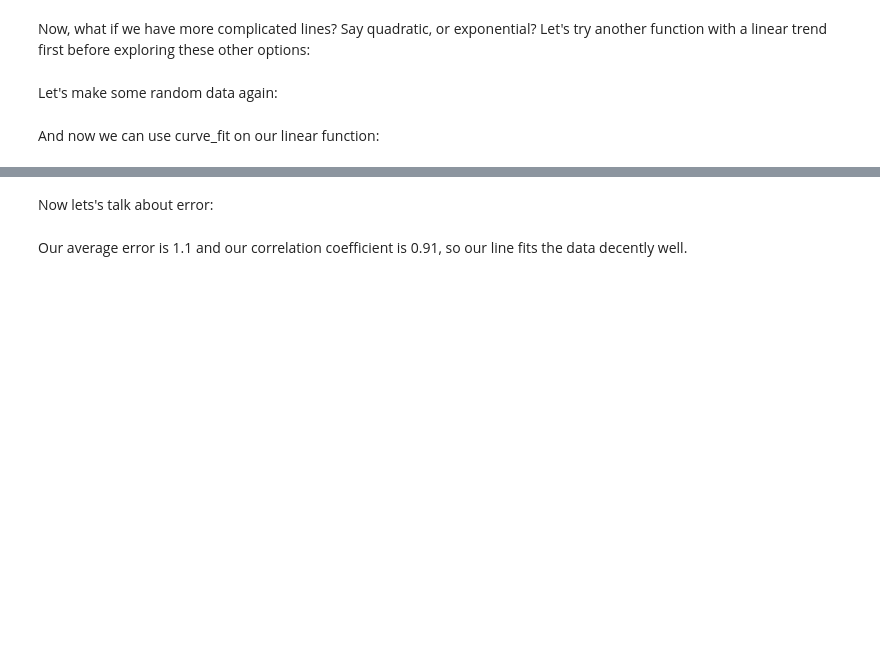
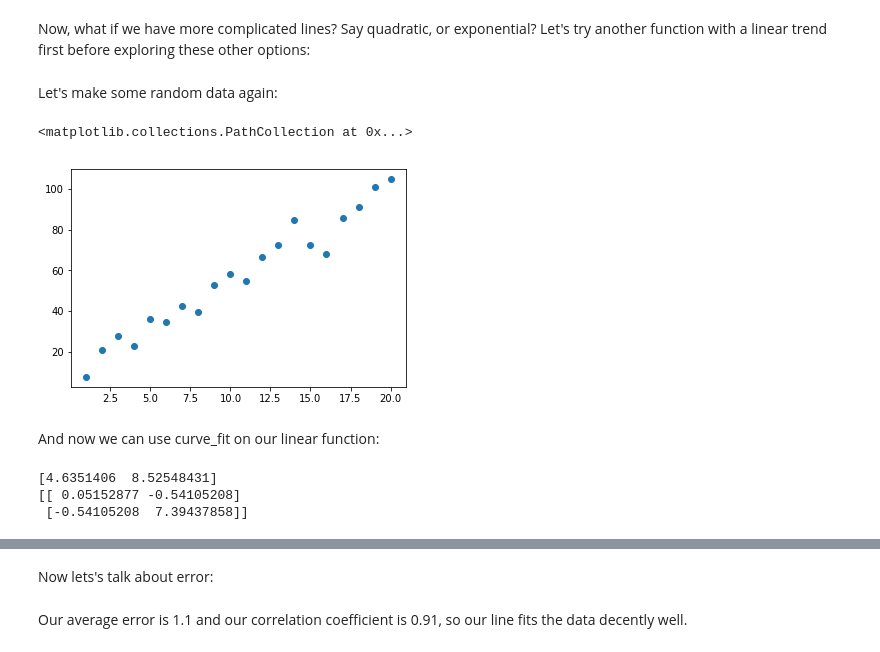
Before and after one commit to UWStemSubML2022/Regression, a Jupyter notebook: Regression.ipynb, the cells around one changed output, grey strips where cells are left out. Cells and saved outputs as stored; diff of their text form; code cells hidden in the pictures; blank space fills up the shorter version.

```diff
--- a/Regression.ipynb
+++ b/Regression.ipynb
@@ -25,5 +102,34 @@ Now, what if we have more complicated lines? Say quadratic, or exponential? Let'
 from scipy.optimize import curve_fit
 # %% [markdown]
 Let's make some random data again:
+# %%
+# make a line with slope = 5 and y-int = 2
+y = linear_line(x, 5, 2)
+
+# add noise to y
+y = y + np.random.normal(3, 5, 20)
+
+# plot the noisy data points
+plt.scatter(x,y)
+# %% [output]
+<matplotlib.collections.PathCollection at 0x...>
+[figure, added]
 # %% [markdown]
 And now we can use curve_fit on our linear function:
+# %%
+# the curve_fit function take in three variables:
+# a function that defines the type of line, the
+# x values of the data, and the y values of the data
+
+# the curve_fit function returns two objects: an array
+# of the coefficients and an array of covariants, which
+# can help determine the error
+
+opt, cov = curve_fit(linear_line, x, y)
+
+print(opt)
+print(cov)
+# %% [output]
+[4.6351406  8.52548431]
+[[ 0.05152877 -0.54105208]
+ [-0.54105208  7.39437858]]
```
Also changed, not shown: parts of 16 cells of this notebook.
